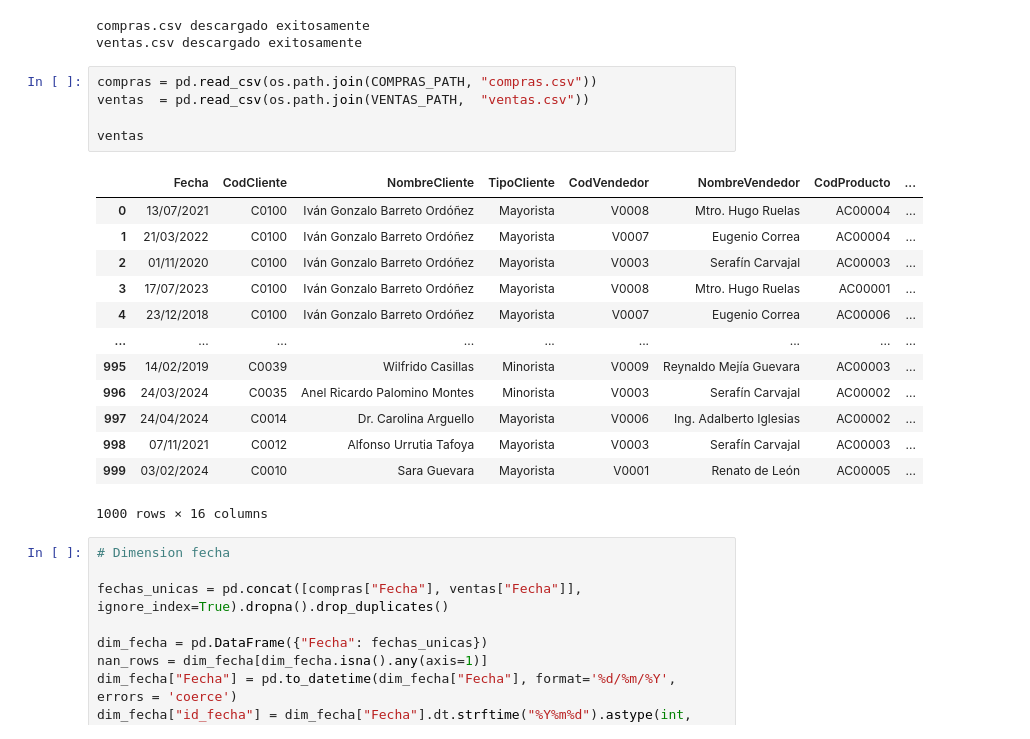
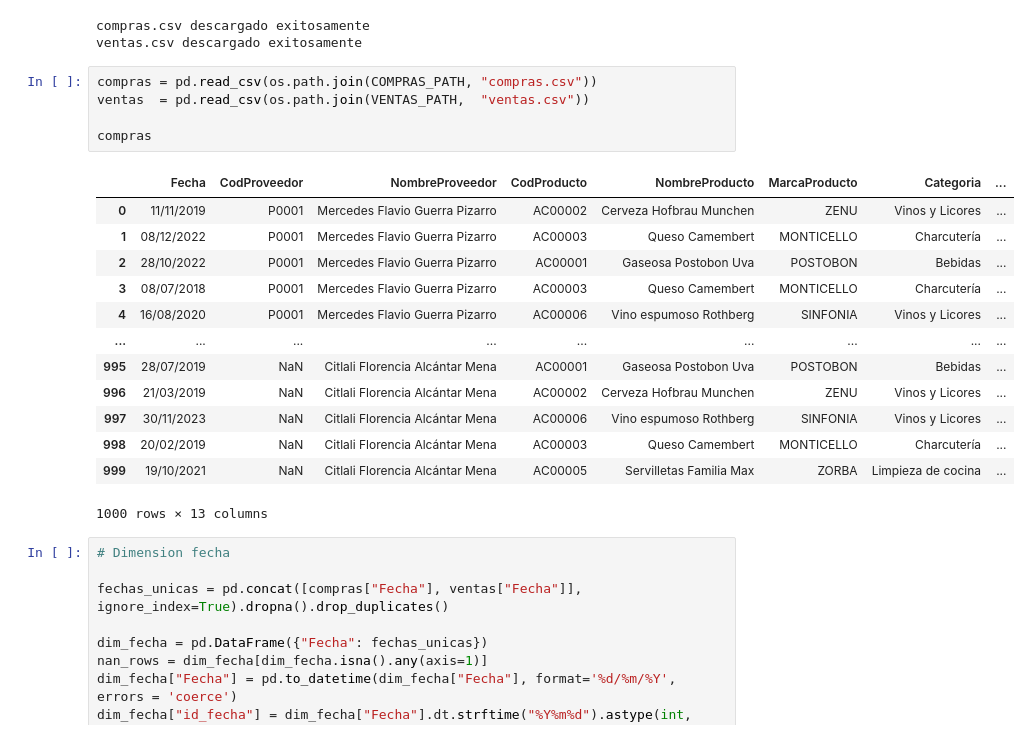
Before and after one commit to samuelusac/SS2_S22025_201114118, a Jupyter notebook: Practica_1/ETL.ipynb, the cells around one changed output. Saved outputs shown, nothing was run; the diff lists cells and outputs as text.

```diff
--- a/Practica_1/ETL.ipynb
+++ b/Practica_1/ETL.ipynb
@@ -30,22 +30,22 @@ ventas.csv descargado exitosamente
 # %%
 compras = pd.read_csv(os.path.join(COMPRAS_PATH, "compras.csv"))
 ventas  = pd.read_csv(os.path.join(VENTAS_PATH,  "ventas.csv"))
 
-ventas
+compras
 # %% [output]
-|  | Fecha | CodCliente | NombreCliente | TipoCliente | CodVendedor | NombreVendedor | CodProducto | ... |
-| 0 | 13/07/2021 | C0100 | Iván Gonzalo Barreto Ordóñez | Mayorista | V0008 | Mtro. Hugo Ruelas | AC00004 | ... |
-| 1 | 21/03/2022 | C0100 | Iván Gonzalo Barreto Ordóñez | Mayorista | V0007 | Eugenio Correa | AC00004 | ... |
-| 2 | 01/11/2020 | C0100 | Iván Gonzalo Barreto Ordóñez | Mayorista | V0003 | Serafín Carvajal | AC00003 | ... |
-| 3 | 17/07/2023 | C0100 | Iván Gonzalo Barreto Ordóñez | Mayorista | V0008 | Mtro. Hugo Ruelas | AC00001 | ... |
-| 4 | 23/12/2018 | C0100 | Iván Gonzalo Barreto Ordóñez | Mayorista | V0007 | Eugenio Correa | AC00006 | ... |
+|  | Fecha | CodProveedor | NombreProveedor | CodProducto | NombreProducto | MarcaProducto | Categoria | ... |
+| 0 | 11/11/2019 | P0001 | Mercedes Flavio Guerra Pizarro | AC00002 | Cerveza Hofbrau Munchen | ZENU | Vinos y Licores | ... |
+| 1 | 08/12/2022 | P0001 | Mercedes Flavio Guerra Pizarro | AC00003 | Queso Camembert | MONTICELLO | Charcutería | ... |
+| 2 | 28/10/2022 | P0001 | Mercedes Flavio Guerra Pizarro | AC00001 | Gaseosa Postobon Uva | POSTOBON | Bebidas | ... |
+| 3 | 08/07/2018 | P0001 | Mercedes Flavio Guerra Pizarro | AC00003 | Queso Camembert | MONTICELLO | Charcutería | ... |
+| 4 | 16/08/2020 | P0001 | Mercedes Flavio Guerra Pizarro | AC00006 | Vino espumoso Rothberg | SINFONIA | Vinos y Licores | ... |
 | ... | ... | ... | ... | ... | ... | ... | ... | ... |
-| 995 | 14/02/2019 | C0039 | Wilfrido Casillas | Minorista | V0009 | Reynaldo Mejía Guevara | AC00003 | ... |
-| 996 | 24/03/2024 | C0035 | Anel Ricardo Palomino Montes | Minorista | V0003 | Serafín Carvajal | AC00002 | ... |
-| 997 | 24/04/2024 | C0014 | Dr. Carolina Arguello | Mayorista | V0006 | Ing. Adalberto Iglesias | AC00002 | ... |
-| 998 | 07/11/2021 | C0012 | Alfonso Urrutia Tafoya | Mayorista | V0003 | Serafín Carvajal | AC00003 | ... |
-| 999 | 03/02/2024 | C0010 | Sara Guevara | Mayorista | V0001 | Renato de León | AC00005 | ... |
+| 995 | 28/07/2019 | NaN | Citlali Florencia Alcántar Mena | AC00001 | Gaseosa Postobon Uva | POSTOBON | Bebidas | ... |
+| 996 | 21/03/2019 | NaN | Citlali Florencia Alcántar Mena | AC00002 | Cerveza Hofbrau Munchen | ZENU | Vinos y Licores | ... |
+| 997 | 30/11/2023 | NaN | Citlali Florencia Alcántar Mena | AC00006 | Vino espumoso Rothberg | SINFONIA | Vinos y Licores | ... |
+| 998 | 20/02/2019 | NaN | Citlali Florencia Alcántar Mena | AC00003 | Queso Camembert | MONTICELLO | Charcutería | ... |
+| 999 | 19/10/2021 | NaN | Citlali Florencia Alcántar Mena | AC00005 | Servilletas Familia Max | ZORBA | Limpieza de cocina | ... |
-1000 rows × 16 columns
+1000 rows × 13 columns
 # %%
 # Dimension fecha
 
```
Also changed, not shown: parts of 5 cells of this notebook.
